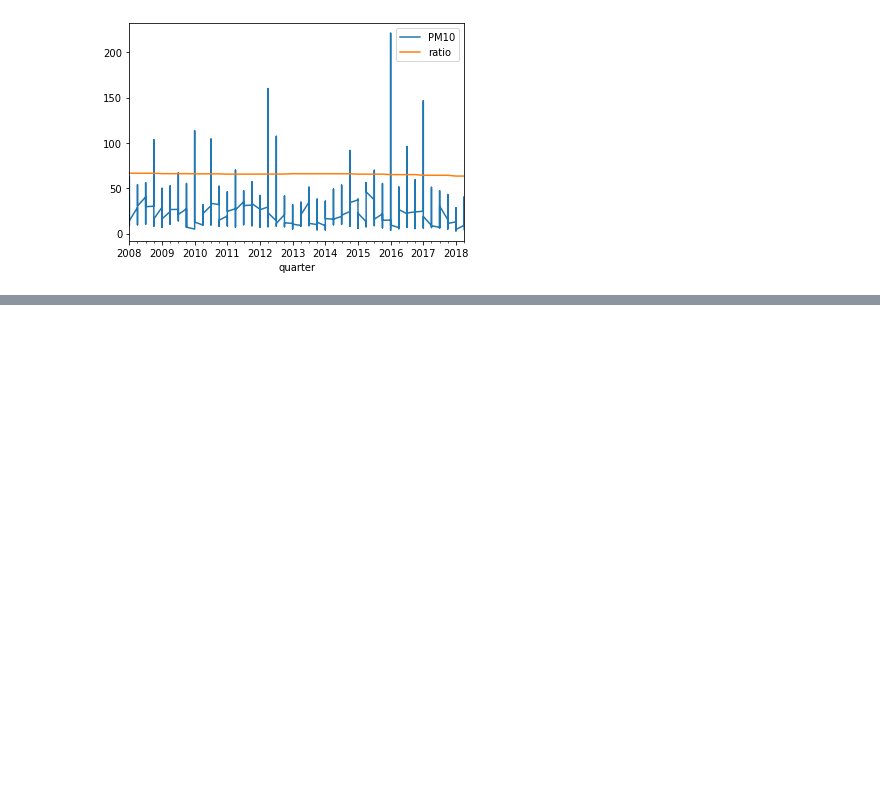
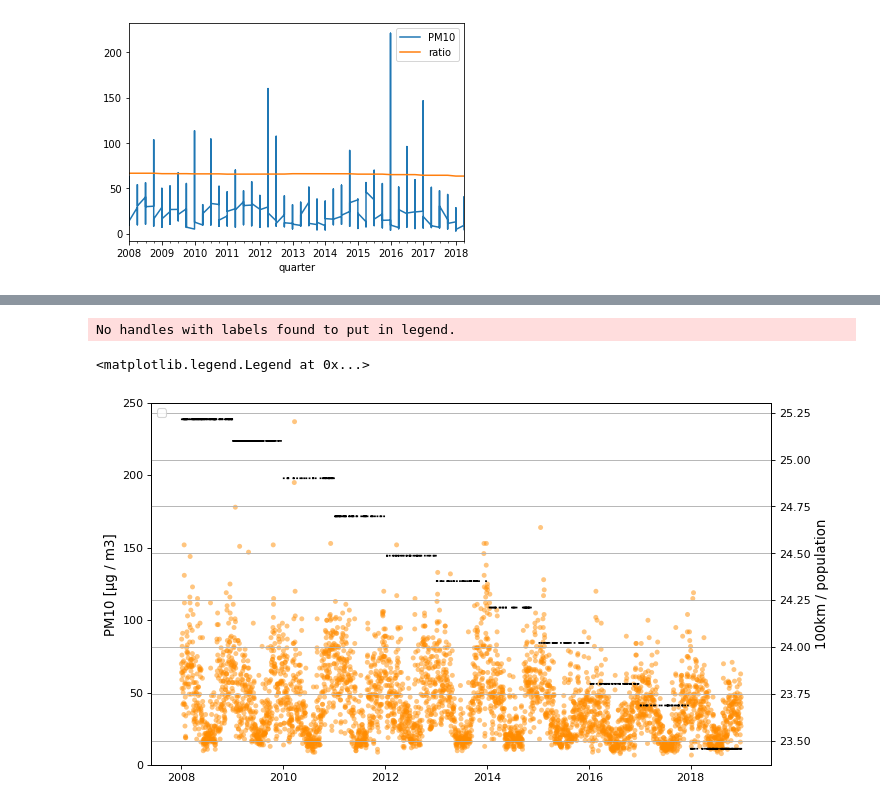
Before and after one commit to andres2203/pollution_correlation, a Jupyter notebook: Plotting_all.ipynb, the cells around one changed output, grey strips where cells are left out. Saved outputs shown, nothing was run; the diff lists cells and outputs as text; code cells hidden in the pictures; blank space fills up the shorter version.

```diff
--- a/Plotting_all.ipynb
+++ b/Plotting_all.ipynb
@@ -137,0 +68,36 @@ dtype: object
+# %%
+# HK
+
+# get plotting data
+x_mad = final_df["date"].where(final_df["city"] == "hong kong")
+y_mad = final_df["PM10"].where(final_df["city"] == "hong kong")
+
+y_mad_2 = final_df["ratio"].where(final_df["city"] == "hong kong")
+
+# define axis and parameters
+x = (x_mad)
+y = (y_mad)
+
+# create plot
+fig = plt.figure(figsize=(10, 6), dpi=80, frameon=True)
+ax1 = fig.add_subplot(1, 1, 1)
+ax1.scatter(x_mad, y_mad, alpha=0.5, c="darkorange", edgecolors='none', s=20)
+plt.ylim(0,250)
+ax2 = ax1.twinx()
+ax2.plot(final_df["date"].where(final_df["city"] == "hong kong"),final_df["ratio"].where(final_df["city"] == "hong kong"), color="black")
+#plt.ylim(0,200)
+# set labels and layout
+ax1.set_ylabel("PM10 [μg / m3]", fontsize=12)
+ax2.set_ylabel("100km / population", fontsize=12)
+plt.grid(True)
+
+# alpha: set intensity, s: dotsize
+#ax1.axhline(y=40, xmin=0, xmax=1,linewidth=1.5, color="r", ls="--")
+
+#plt.ylim((0,600)(0,200))
+#plt.title('Matplot scatter plot')
+plt.legend(loc=2)
+# %% [output]
+No handles with labels found to put in legend.
+<matplotlib.legend.Legend at 0x...>
+[figure, added]
```
Also changed, not shown: parts of 18 cells of this notebook, 3 other files.
